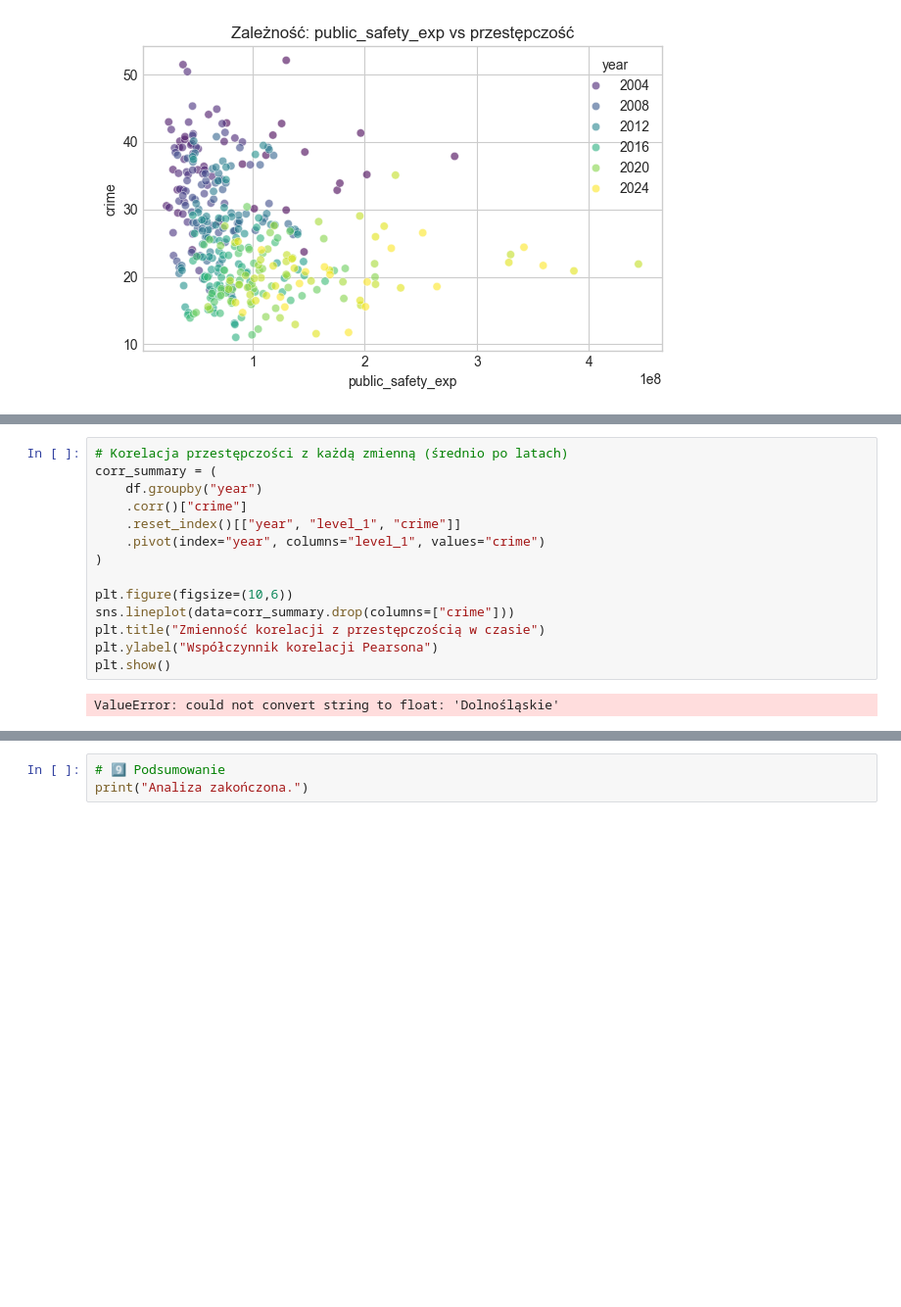
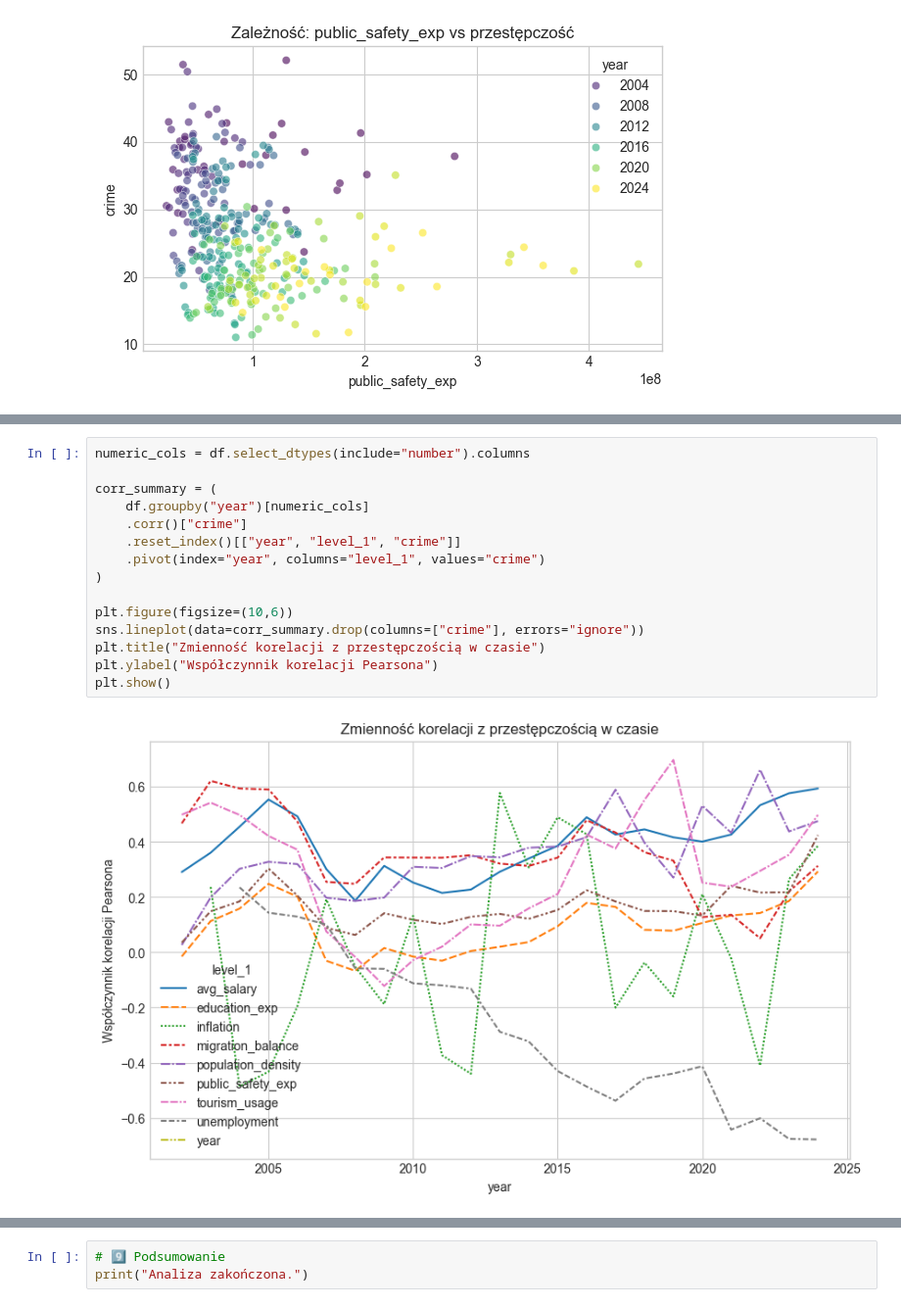
Before and after one commit to horaneq/crime_analysis, a Jupyter notebook: notebooks/data_analysis.ipynb, the cells around one changed output, grey strips where cells are left out. Shown at 98% size. Cells and saved outputs as stored; diff of their text form; blank space fills up the shorter version.

```diff
--- a/notebooks/data_analysis.ipynb
+++ b/notebooks/data_analysis.ipynb
@@ -165,16 +167,17 @@ plt.show()
 # %%
-# Korelacja przestępczości z każdą zmienną (średnio po latach)
+numeric_cols = df.select_dtypes(include="number").columns
+
 corr_summary = (
-    df.groupby("year")
+    df.groupby("year")[numeric_cols]
     .corr()["crime"]
     .reset_index()[["year", "level_1", "crime"]]
     .pivot(index="year", columns="level_1", values="crime")
 )
 
 plt.figure(figsize=(10,6))
-sns.lineplot(data=corr_summary.drop(columns=["crime"]))
+sns.lineplot(data=corr_summary.drop(columns=["crime"], errors="ignore"))
 plt.title("Zmienność korelacji z przestępczością w czasie")
 plt.ylabel("Współczynnik korelacji Pearsona")
 plt.show()
 # %% [output]
-ValueError: could not convert string to float: 'Dolnośląskie'
+[figure, added]
```
Also changed, not shown: parts of 2 cells of this notebook, 56 other files.
